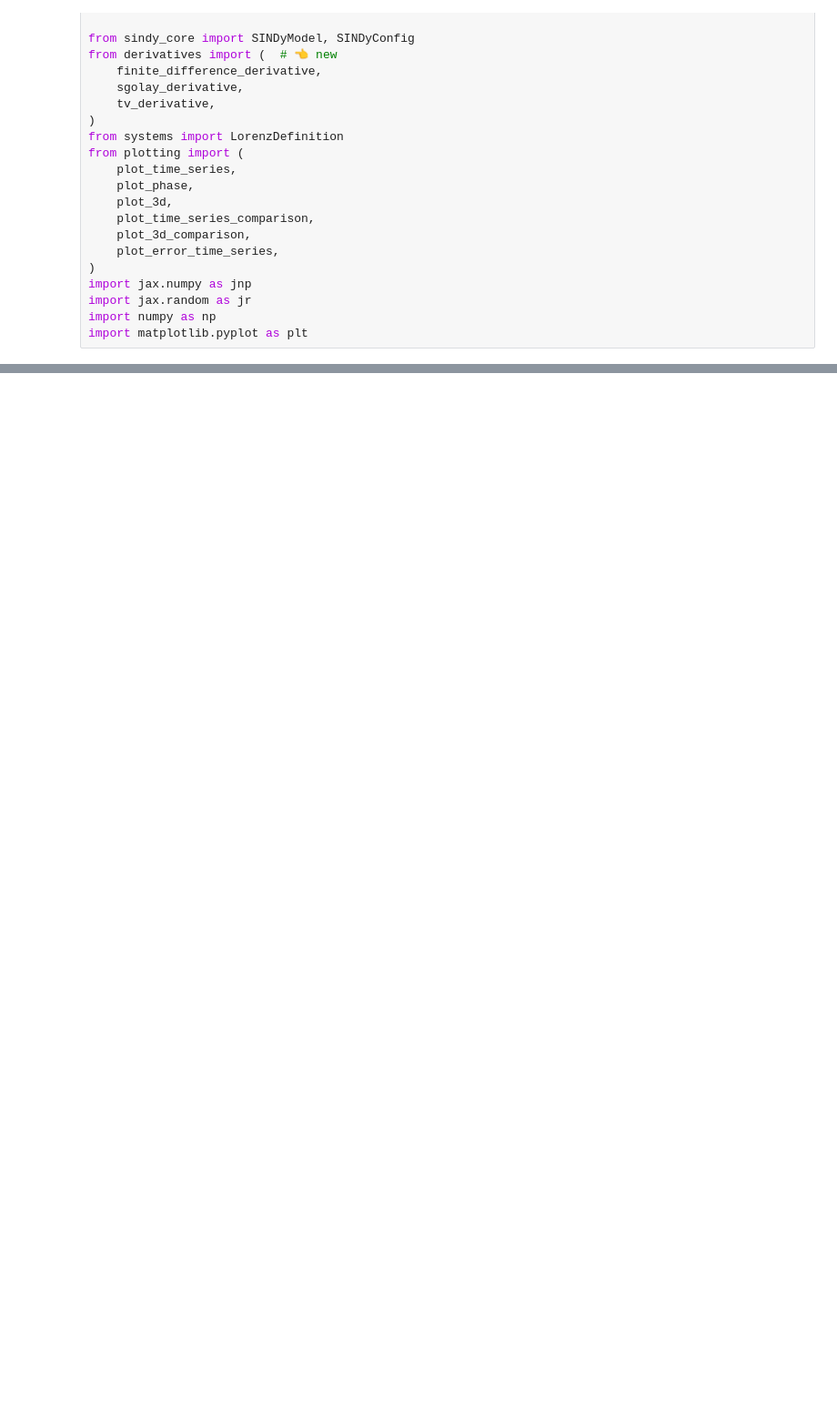
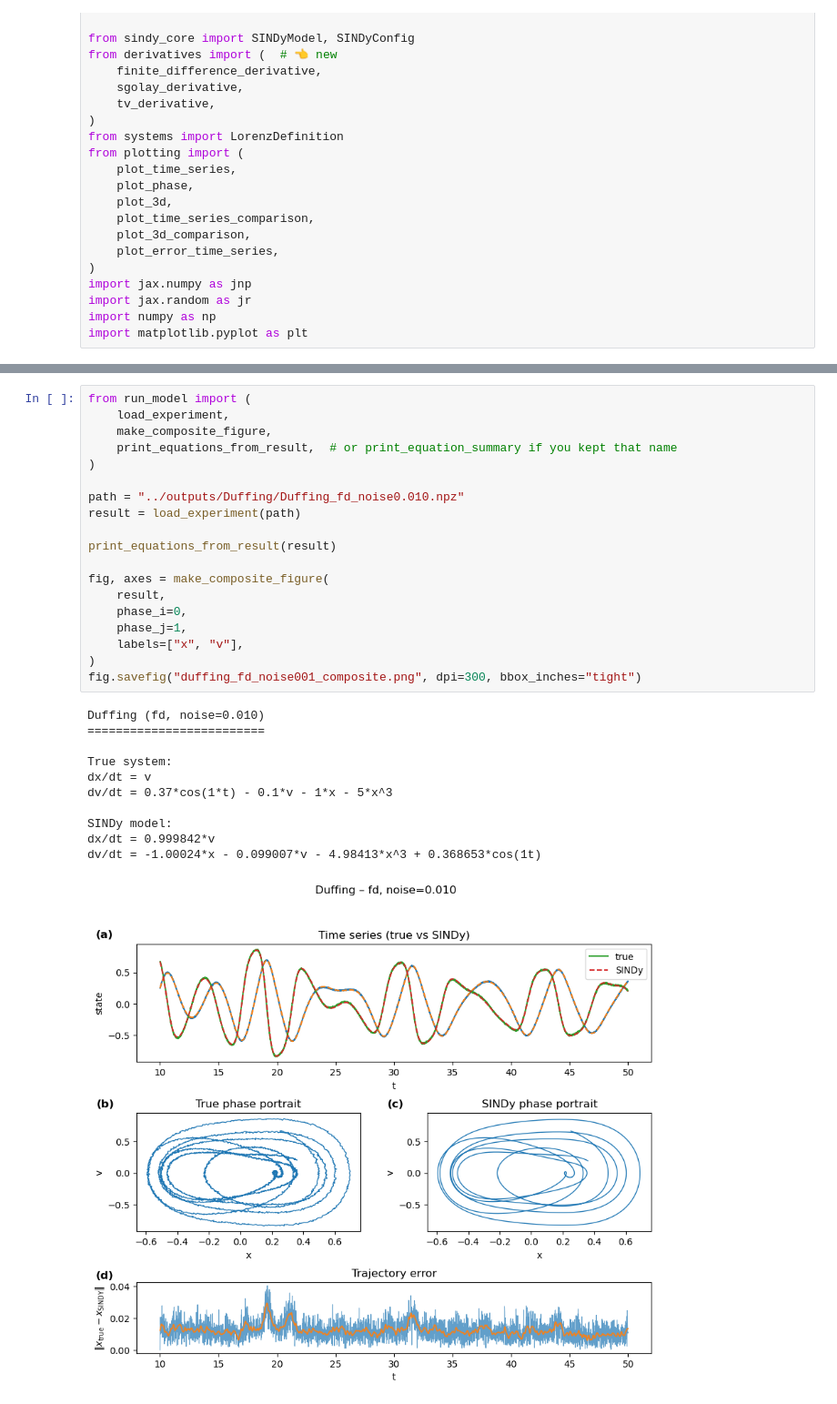
Before and after one commit to bradsaylor/sindy-project, a Jupyter notebook: notebooks/03_duffing.ipynb, the cells around one changed output, grey strips where cells are left out. Shown at 91% size. Drawn from its saved outputs; the diff is of its cells as text; blank space fills up the shorter version.

```diff
--- a/notebooks/03_duffing.ipynb
+++ b/notebooks/03_duffing.ipynb
@@ -289,0 +84,31 @@ Trajectory RMSE (Duffing, SINDy vs true): 0.008
+# %%
+from run_model import (
+    load_experiment,
+    make_composite_figure,
+    print_equations_from_result,  # or print_equation_summary if you kept that name
+)
+
+path = "../outputs/Duffing/Duffing_fd_noise0.010.npz"
+result = load_experiment(path)
+
+print_equations_from_result(result)
+
+fig, axes = make_composite_figure(
+    result,
+    phase_i=0,
+    phase_j=1,
+    labels=["x", "v"],
+)
+fig.savefig("duffing_fd_noise001_composite.png", dpi=300, bbox_inches="tight")
+# %% [output]
+Duffing (fd, noise=0.010)
+=========================
+
+True system:
+dx/dt = v
+dv/dt = 0.37*cos(1*t) - 0.1*v - 1*x - 5*x^3
+
+SINDy model:
+dx/dt = 0.999842*v
+dv/dt = -1.00024*x - 0.099007*v - 4.98413*x^3 + 0.368653*cos(1t)
+[figure, added]
```
Also changed, not shown: parts of 7 cells of this notebook, 11 other files.
